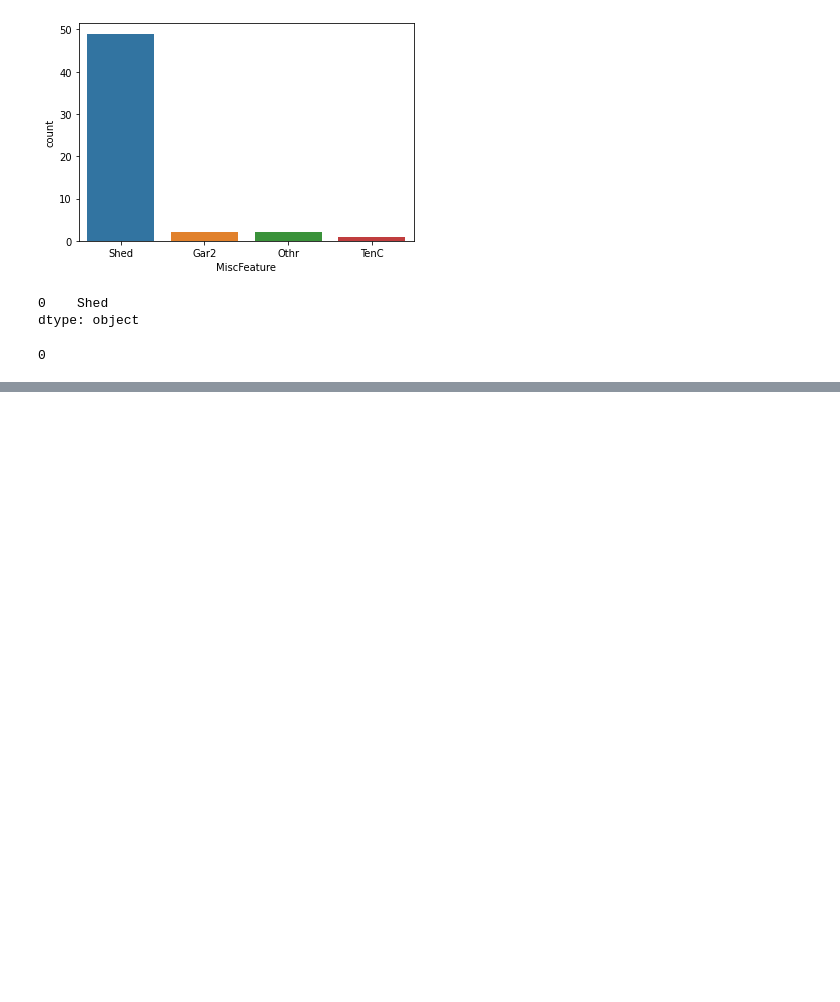
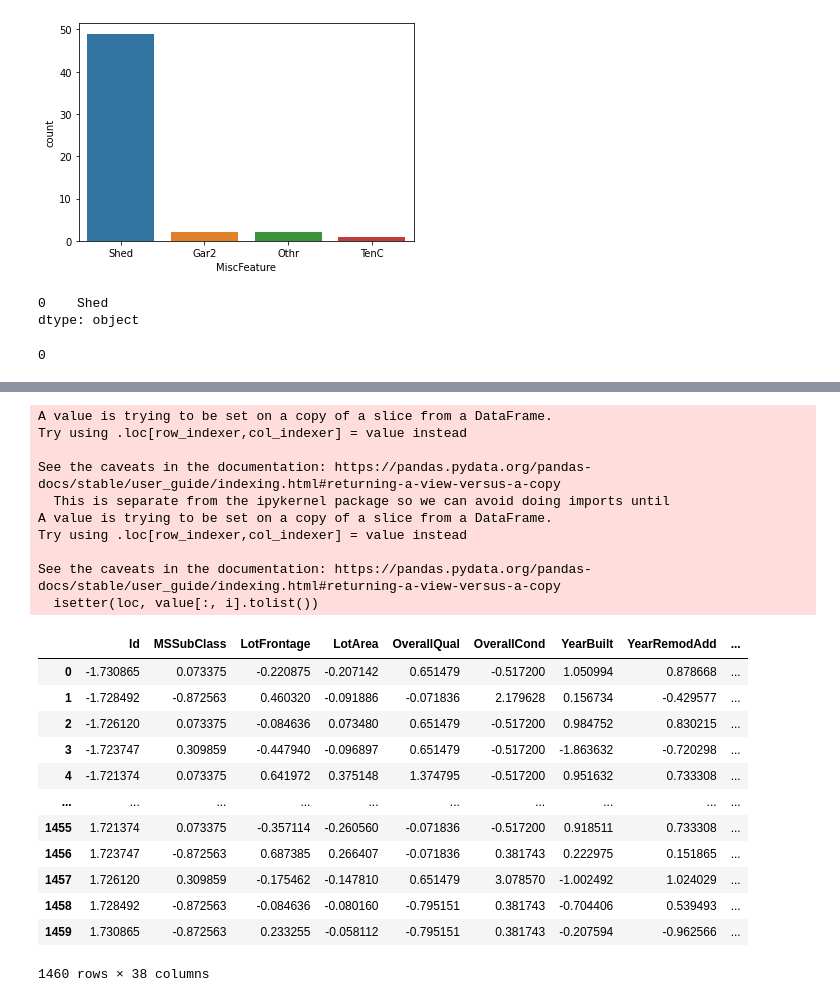
Before and after one commit to SwatiBGupta1110/ML_Regression, a Jupyter notebook: House_Price_Prediction_Using_Advanced_Regression.ipynb, the cells around one changed output, grey strips where cells are left out. Drawn from its saved outputs; the diff is of its cells as text; code cells hidden in the pictures; blank space fills up the shorter version.

```diff
--- a/House_Price_Prediction_Using_Advanced_Regression.ipynb
+++ b/House_Price_Prediction_Using_Advanced_Regression.ipynb
@@ -655,0 +665,2 @@ print(house_price_data["MiscFeature"].isnull().sum())
+# %%
+X_numerical=house_price_data.select_dtypes(exclude="object")
@@ -655,0 +686,32 @@ print(house_price_data["MiscFeature"].isnull().sum())
+# %%
+min_max_scaler=MinMaxScaler()
+std=StandardScaler()
+# %%
+numerical_headers=X_numerical.columns.values
+# X_numerical[numerical_headers]=min_max_scaler.fit_transform(X_numerical)
+X_numerical[numerical_headers]=std.fit_transform(X_numerical)
+X_numerical
+# %% [output]
+A value is trying to be set on a copy of a slice from a DataFrame.
+Try using .loc[row_indexer,col_indexer] = value instead
+
+See the caveats in the documentation: https://pandas.pydata.org/pandas-docs/stable/user_guide/indexing.html#returning-a-view-versus-a-copy
+  This is separate from the ipykernel package so we can avoid doing imports until
+A value is trying to be set on a copy of a slice from a DataFrame.
+Try using .loc[row_indexer,col_indexer] = value instead
+
+See the caveats in the documentation: https://pandas.pydata.org/pandas-docs/stable/user_guide/indexing.html#returning-a-view-versus-a-copy
+  isetter(loc, value[:, i].tolist())
+|  | Id | MSSubClass | LotFrontage | LotArea | OverallQual | OverallCond | YearBuilt | YearRemodAdd | ... |
+| 0 | -1.730865 | 0.073375 | -0.220875 | -0.207142 | 0.651479 | -0.517200 | 1.050994 | 0.878668 | ... |
+| 1 | -1.728492 | -0.872563 | 0.460320 | -0.091886 | -0.071836 | 2.179628 | 0.156734 | -0.429577 | ... |
+| 2 | -1.726120 | 0.073375 | -0.084636 | 0.073480 | 0.651479 | -0.517200 | 0.984752 | 0.830215 | ... |
+| 3 | -1.723747 | 0.309859 | -0.447940 | -0.096897 | 0.651479 | -0.517200 | -1.863632 | -0.720298 | ... |
+| 4 | -1.721374 | 0.073375 | 0.641972 | 0.375148 | 1.374795 | -0.517200 | 0.951632 | 0.733308 | ... |
+| ... | ... | ... | ... | ... | ... | ... | ... | ... | ... |
+| 1455 | 1.721374 | 0.073375 | -0.357114 | -0.260560 | -0.071836 | -0.517200 | 0.918511 | 0.733308 | ... |
+| 1456 | 1.723747 | -0.872563 | 0.687385 | 0.266407 | -0.071836 | 0.381743 | 0.222975 | 0.151865 | ... |
+| 1457 | 1.726120 | 0.309859 | -0.175462 | -0.147810 | 0.651479 | 3.078570 | -1.002492 | 1.024029 | ... |
+| 1458 | 1.728492 | -0.872563 | -0.084636 | -0.080160 | -0.795151 | 0.381743 | -0.704406 | 0.539493 | ... |
+| 1459 | 1.730865 | -0.872563 | 0.233255 | -0.058112 | -0.795151 | 0.381743 | -0.207594 | -0.962566 | ... |
+1460 rows × 38 columns
```
Also changed, not shown: parts of 36 cells of this notebook.
